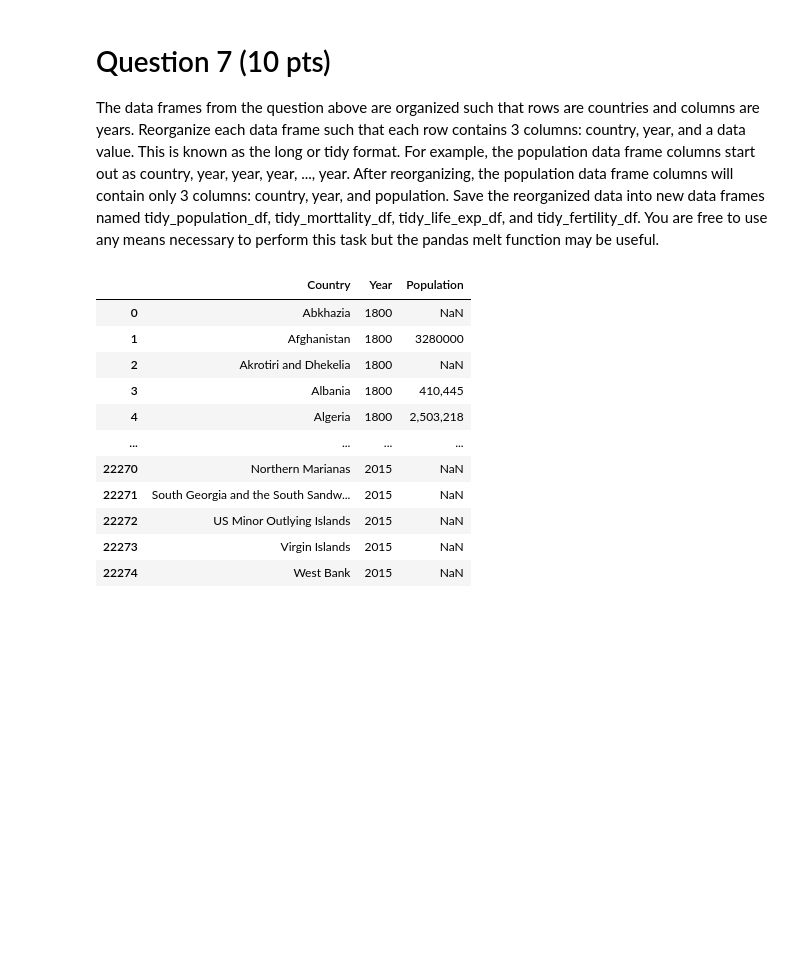
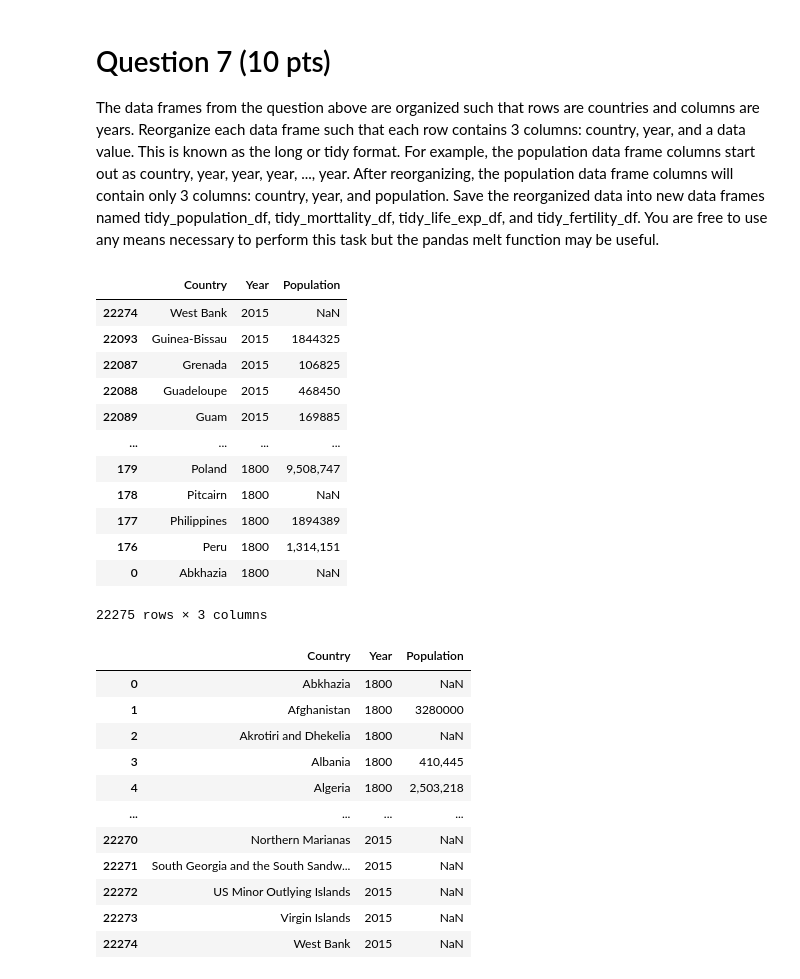
Before and after one commit to xbai15/IST718-HW, a Jupyter notebook: IST-718 Fall 2020 Homework 1.ipynb, the cells around one changed output. Drawn from its saved outputs; the diff is of its cells as text; code cells hidden in the pictures; blank space fills up the shorter version.

```diff
--- a/IST-718 Fall 2020 Homework 1.ipynb
+++ b/IST-718 Fall 2020 Homework 1.ipynb
@@ -393,6 +389,22 @@ tidy_life_exp_df = life_exp_df.melt(id_vars = "Country",
 tidy_fertility_df = fertility_df.melt(id_vars = "Country",
                                         var_name = "Year",
                                         value_name = "Fertility")
+# %%
+tidy_population_df.sort_values(by = "Year", ascending = False)
+# %% [output]
+|  | Country | Year | Population |
+| 22274 | West Bank | 2015 | NaN |
+| 22093 | Guinea-Bissau | 2015 | 1844325 |
+| 22087 | Grenada | 2015 | 106825 |
+| 22088 | Guadeloupe | 2015 | 468450 |
+| 22089 | Guam | 2015 | 169885 |
+| ... | ... | ... | ... |
+| 179 | Poland | 1800 | 9,508,747 |
+| 178 | Pitcairn | 1800 | NaN |
+| 177 | Philippines | 1800 | 1894389 |
+| 176 | Peru | 1800 | 1,314,151 |
+| 0 | Abkhazia | 1800 | NaN |
+22275 rows × 3 columns
 # %%
 # grading cell - do not modify
 display(tidy_population_df)
```
Also changed, not shown: parts of 3 cells of this notebook.
